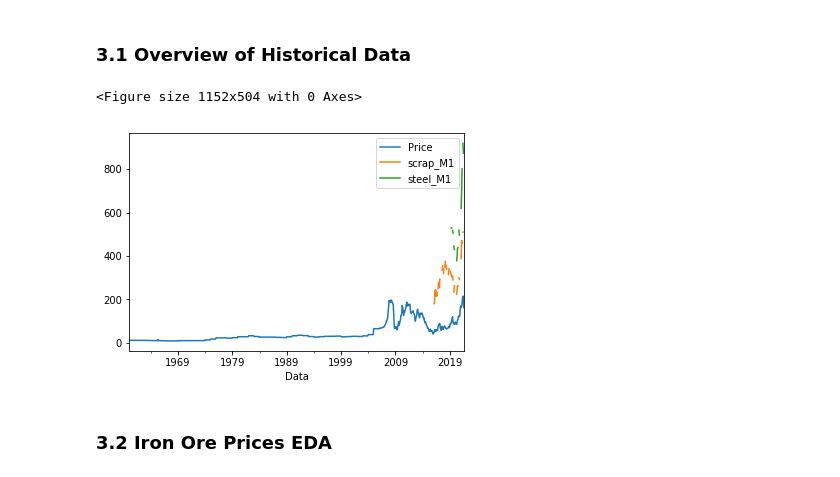
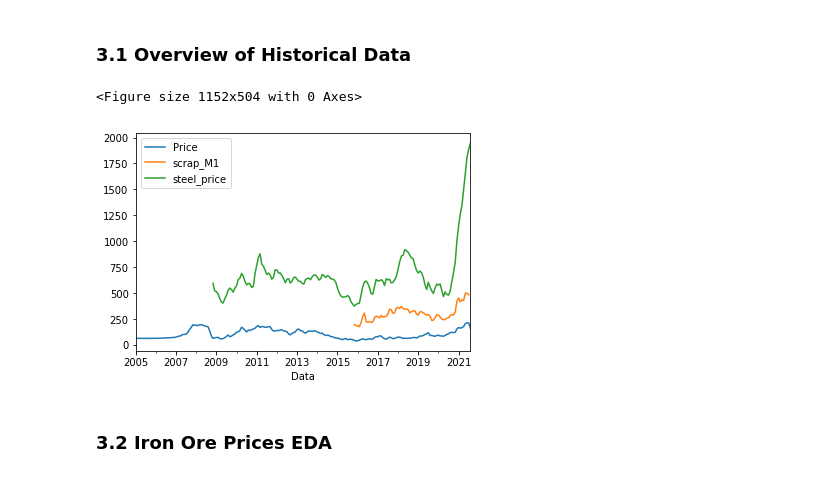
Before and after one commit to rejaneol/iron_ore_price_forecasting, a Jupyter notebook: iron-ore-prices-forecasting.ipynb, the cells around one changed output. Saved outputs shown, nothing was run; the diff lists cells and outputs as text; code cells hidden in the pictures.

Commit message:
updated exog features data prep to arimax model

```diff
--- a/iron-ore-prices-forecasting.ipynb
+++ b/iron-ore-prices-forecasting.ipynb
@@ -197,7 +200,8 @@ None
 # China GDP Growth
 df_gdp = pd.read_csv('..\data\quarterly-gdp-oecd.csv',
                     parse_dates = ['TIME'])
-df_chn_gdp = df_gdp[(df_gdp['LOCATION'] == 'CHN') & (df_gdp['FREQUENCY'] == 'Q') & (df_gdp['MEASURE'] == 'PC_CHGPP')].set_index('TIME')
+df_chn_gdp = df_gdp[(df_gdp['LOCATION'] == 'CHN') & (df_gdp['FREQUENCY'] == 'Q') & (df_gdp['MEASURE'] == 'PC_CHGPP')]\
+.set_index('TIME')
 print(df_chn_gdp.info())
 df_chn_gdp.rename(columns = {'Value':'China_gdp_pc'}, inplace=True)
 df_chn_gdp.head()
@@ -242,0 +253,22 @@ df_steel.columns = steel_col_names
+# %%
+# Preparing Steel data
+# preparing data column
+month_portuguese_to_number = {'Jan':1, 'Fev':2, 'Mar':3, 'Abr':4, 'Mai':5, 'Jun':6, 'Jul':7,
+                              'Ago':8, 'Set':9, 'Out':10, 'Nov':11, 'Dez':12}
+
+df_steel['Month'] = df_steel['Data'].str.split(' ', expand=True)[0].apply(lambda x: month_portuguese_to_number[x])
+df_steel['Year'] = str('20') + df_steel['Data'].str.split(' ', expand=True)[1]
+df_steel['Year'] = df_steel['Year'].astype(int)
+df_steel['Day'] = int(1)
+
+df_steel['Data'] = pd.to_datetime(df_steel[['Year','Month','Day']], format='%Y-%M-%d') \
++ pd.offsets.MonthEnd() # to calendar end of the month
+
+#preparin price column
+df_steel.rename(columns = {'Último':'steel_price'}, inplace=True)
+df_steel['steel_price'] = df_steel['steel_price'].str.replace('.','').str.replace(',','.')
+df_steel['steel_price'] = df_steel['steel_price'].astype(float)
+
+steel_price = df_steel.set_index('Data')['steel_price'].resample('M').last()
+
+steel_price.head()
@@ -242,0 +283,8 @@ df_steel.columns = steel_col_names
+# %%
+# Preparing GPD monthly growth (roughly aproximation)
+def quarter_to_month_resampler(arraylike):
+    return np.sum(arraylike)**(1. / 3)
+
+china_gdp_pc = df_chn_gdp['China_gdp_pc'].resample('M').apply(quarter_to_month_resampler).replace(float(0),None).pad()
+
+china_gdp_pc.head()
@@ -243,7 +299,7 @@ df_steel.columns = steel_col_names
 # %%
 # Preparing a dataset with endogenous and exogenous variables
-df_all = df.copy()
-all_series = [df_scrap['scrap_M1'], df_steel['steel_M1'], df_chn_gdp['China_gdp_pc']]
+df_all = df.sort_index().copy()
+all_series = [scrap_price,steel_price,china_gdp_pc]
 for s in all_series:
     df_all = df_all.join(s, how='left')
 df_all.head()
@@ -276,11 +332,11 @@ df_all.tail(10)
 ### 3.1 Overview of Historical Data
 # %%
 plt.figure(figsize = (16,7))
-df_all[['Price','scrap_M1','steel_M1']].plot()
-plt.show();
+df_all[['Price','scrap_M1','steel_price']].plot()
+plt.show()
 # %% [output]
 <Figure size 1152x504 with 0 Axes>
-[figure, old version]
+[figure, new version]
 # %% [markdown]
 ### 3.2 Iron Ore Prices EDA
 # %% [markdown]
```
Also changed, not shown: parts of 25 cells of this notebook.
